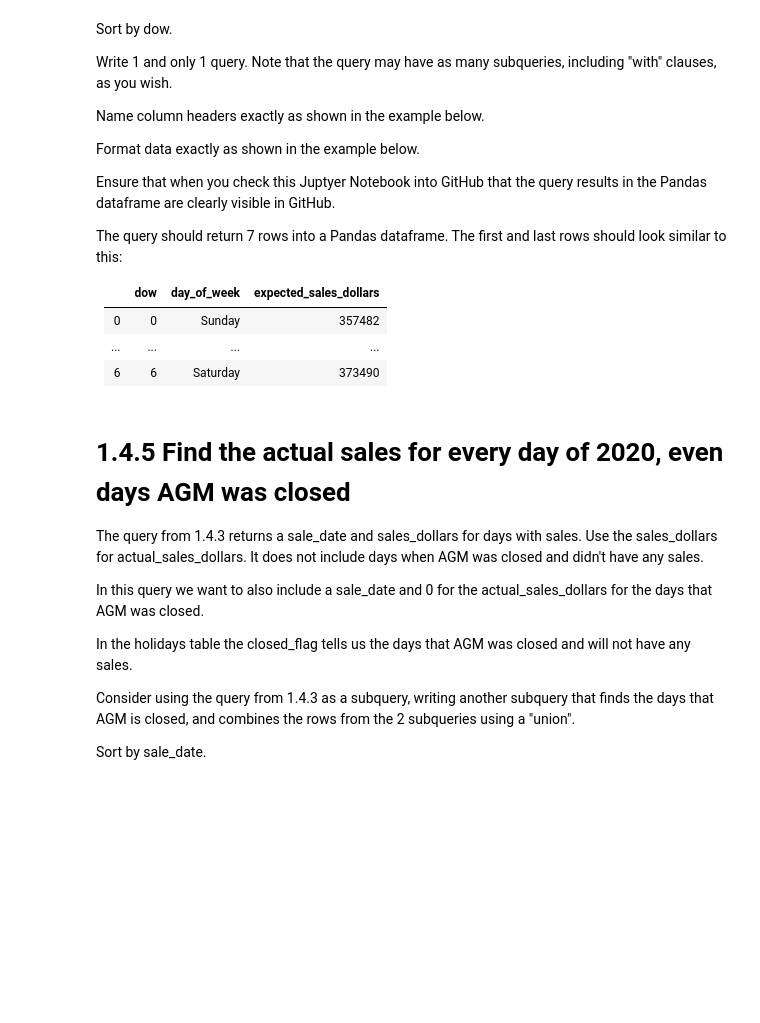
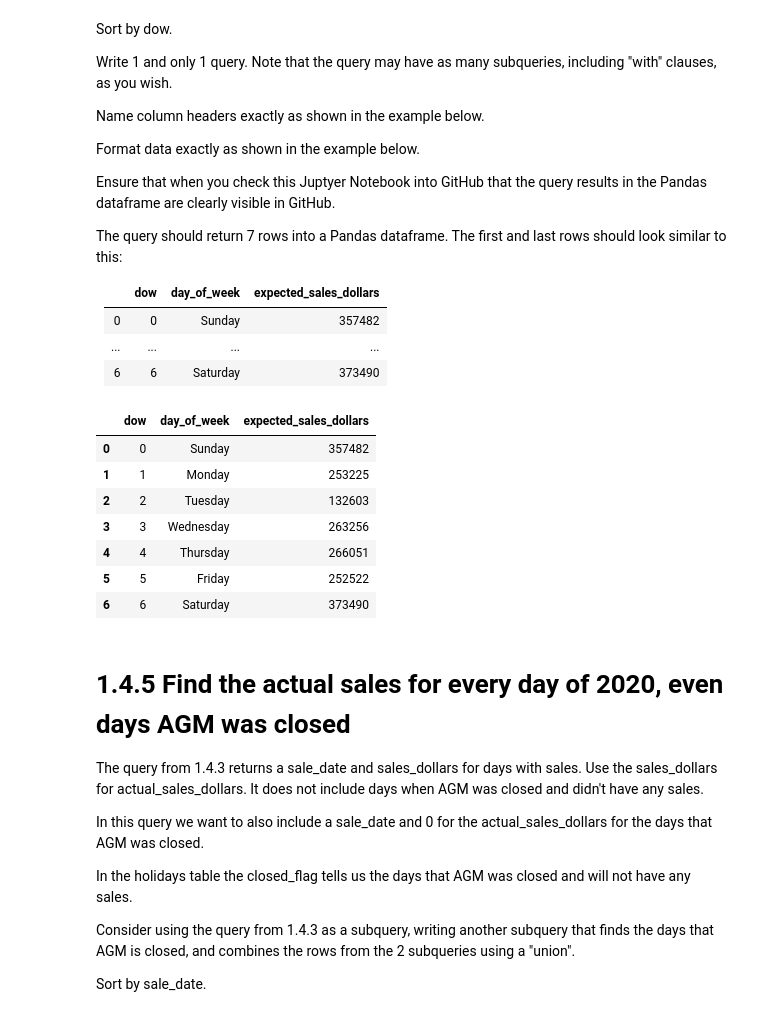
Before and after one commit to ewadhwan/DATASCI-205-Project-1, a Jupyter notebook: project_1_4.ipynb, the cells around one changed output. Drawn from its saved outputs; the diff is of its cells as text; code cells hidden in the pictures; blank space fills up the shorter version.

```diff
--- a/project_1_4.ipynb
+++ b/project_1_4.ipynb
@@ -279,15 +279,40 @@ The query should return 7 rows into a Pandas dataframe. The first and last rows
 # %%
 rollback_before_flag = True
 rollback_after_flag = True
 
 query = """
 
-Replace with your SQL query
+with
+
+  sales_by_date as
+    (
+       select sale_date,
+              sum(total_amount) as sales_dollars
+       from sales
+       group by sale_date
+    )
+select extract(dow from sale_date) as dow,
+        to_char(sale_date, 'Day') as day_of_week,
+        round(avg(sales_dollars),0) as expected_sales_dollars
+
+from sales_by_date
+group by dow, day_of_week
+order by dow
+
 
 """
 
 df = my_select_query_pandas(query, rollback_before_flag, rollback_after_flag)
 df
+# %% [output]
+|  | dow | day_of_week | expected_sales_dollars |
+| 0 | 0 | Sunday | 357482 |
+| 1 | 1 | Monday | 253225 |
+| 2 | 2 | Tuesday | 132603 |
+| 3 | 3 | Wednesday | 263256 |
+| 4 | 4 | Thursday | 266051 |
+| 5 | 5 | Friday | 252522 |
+| 6 | 6 | Saturday | 373490 |
 # %% [markdown]
 # 1.4.5 Find the actual sales for every day of 2020, even days AGM was closed
 
```
Also changed, not shown: parts of 2 cells of this notebook, 1 other file.
